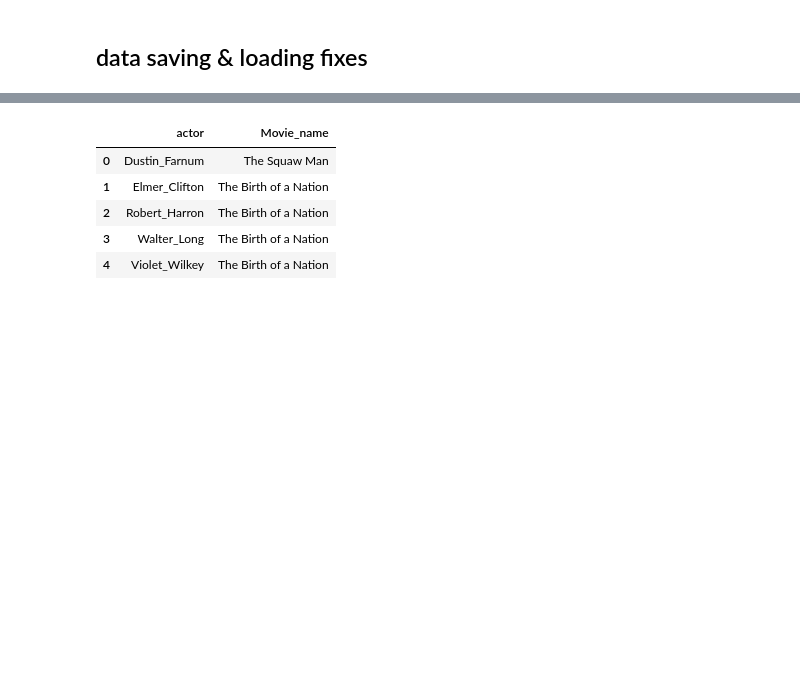
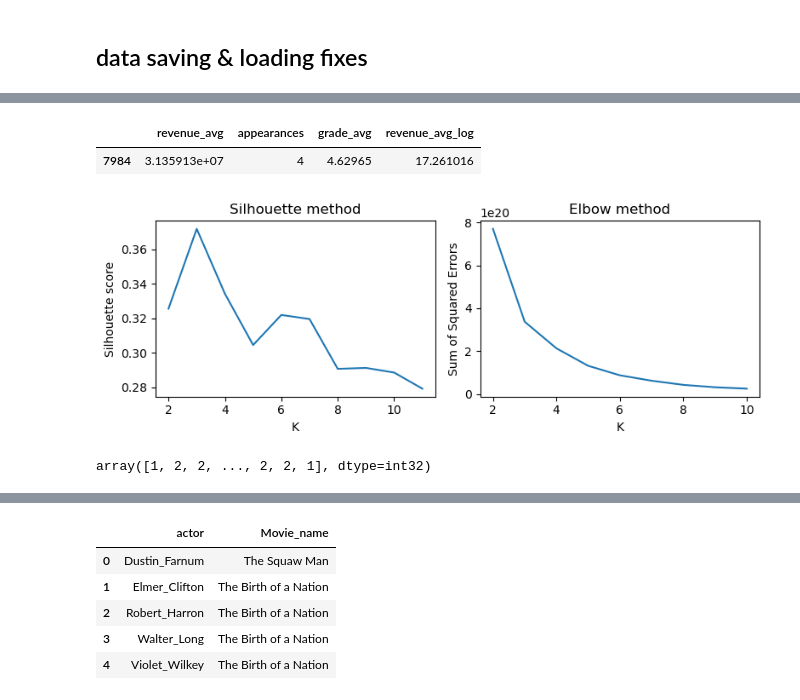
Before and after one commit to louisleger/ada-final-project, a Jupyter notebook: src/fbranches.ipynb, the cells around one changed output, grey strips where cells are left out. Cells and saved outputs as stored; diff of their text form; code cells hidden in the pictures; blank space fills up the shorter version.

```diff
--- a/src/fbranches.ipynb
+++ b/src/fbranches.ipynb
@@ -222,0 +286,14 @@ fixed = save_values(savedTimeScores, usual_suspects)
+# %%
+X = actorMetrics[{'revenue_avg','grade_avg','appearances'}]
+X['revenue_avg_log'] = X.revenue_avg.apply('log')
+# %%
+X.sample()
+# %% [output]
+|  | revenue_avg | appearances | grade_avg | revenue_avg_log |
+| 7984 | 3.135913e+07 | 4 | 4.62965 | 17.261016 |
+# %%
+X_standard = pd.DataFrame()
+# %%
+X_standard['stan_revenue'] = (X['revenue_avg_log'] - X['revenue_avg_log'].mean())/X['revenue_avg_log'].std()
+X_standard['stan_grade'] = (X['grade_avg'] - X['grade_avg'].mean())/X['grade_avg'].std()
+X_standard['stan_appearances'] = (X['appearances'] - X['appearances'].mean())/X['appearances'].std()
@@ -222,0 +317,31 @@ fixed = save_values(savedTimeScores, usual_suspects)
+# %%
+#elbow method
+def plot_sse(features_X, start=2, end=11):
+    sse = [] #sum squared error
+    for k in range(start, end):
+        # Assign the labels to the clusters
+        kmeans = KMeans(n_clusters=k, random_state=10).fit(features_X)
+        sse.append({"k": k, "sse": kmeans.inertia_})
+
+    sse = pd.DataFrame(sse)
+    # Plot the data
+    plt.plot(sse.k, sse.sse)
+    plt.xlabel("K")
+    plt.ylabel("Sum of Squared Errors")
+# %%
+fig, ax = plt.subplots(1,2, figsize=(8,3))
+
+sbplt = ax[0]
+sbplt.plot(silhouettes.k,silhouettes.score)
+sbplt.set_title("Silhouette method")
+sbplt.set_ylabel('Silhouette score')
+sbplt.set_xlabel('K')
+
+sbplt = ax[1]
+plot_sse(X)
+sbplt.set_title("Elbow method")
+
+fig.tight_layout()
+plt.show()
+# %% [output]
+[figure, added]
@@ -222,0 +358,4 @@ fixed = save_values(savedTimeScores, usual_suspects)
+# %%
+labels
+# %% [output]
+array([1, 2, 2, ..., 2, 2, 1], dtype=int32)
```
Also changed, not shown: parts of 57 cells of this notebook.
